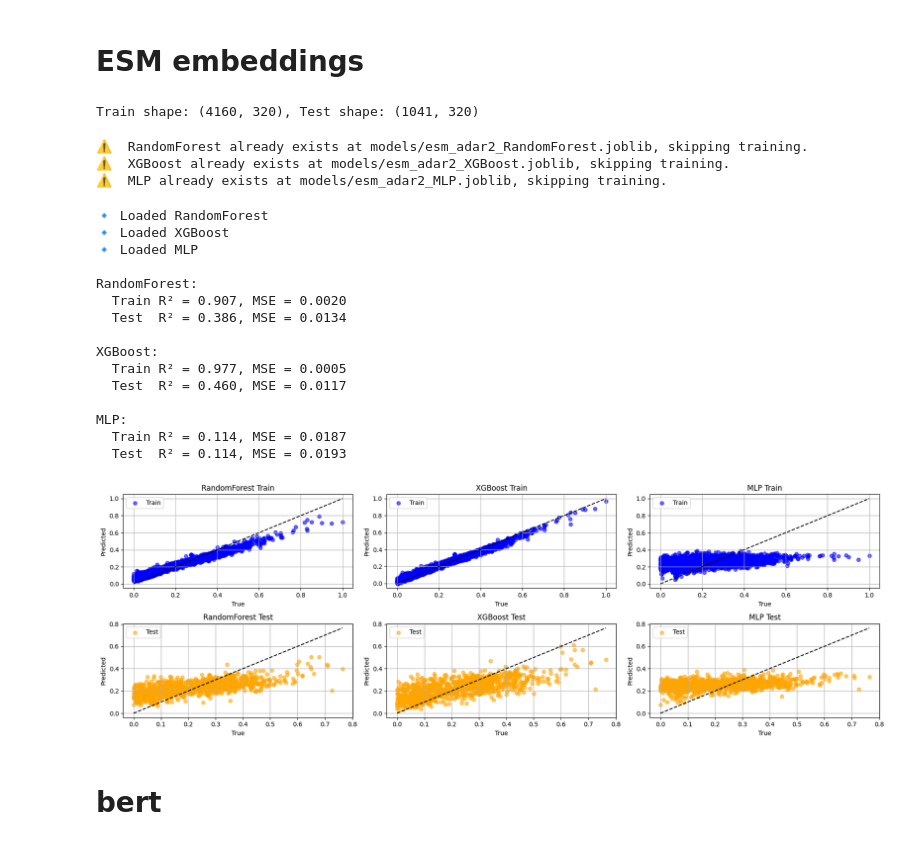
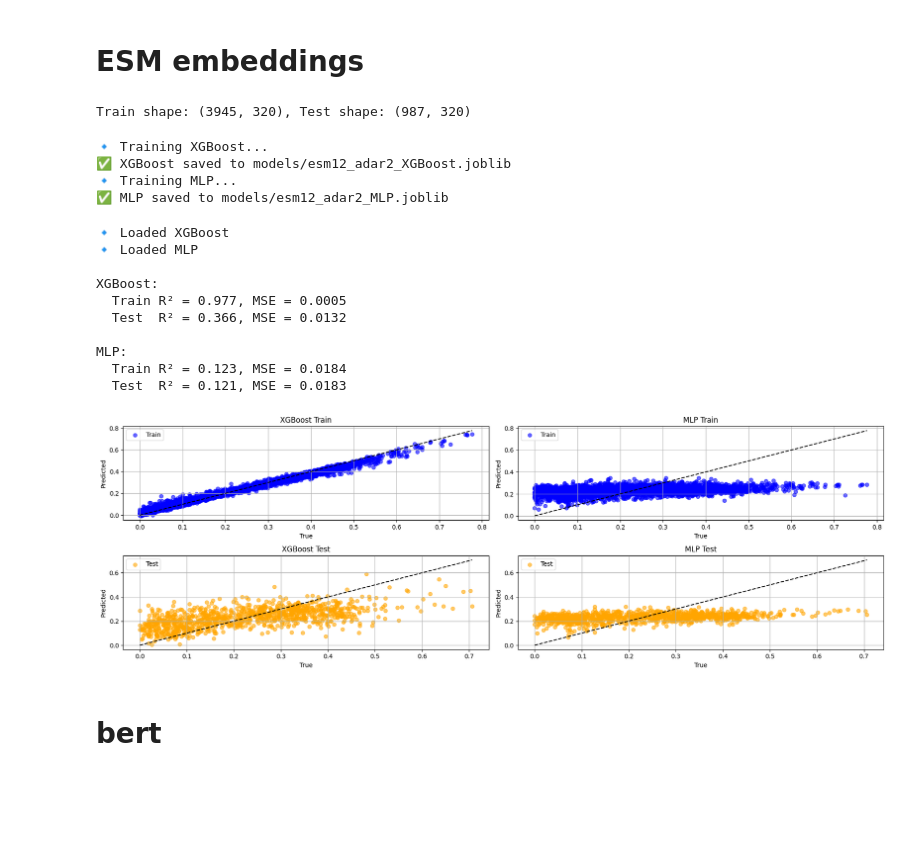
Before and after one commit to UrosUZH/directed_protein_evolution, a Jupyter notebook: adar2_uros.ipynb, the cells around one changed output. Cells and saved outputs as stored; diff of their text form; code cells hidden in the pictures; blank space fills up the shorter version.

Commit message:
duplicates cutoff 0.7

```diff
--- a/adar2_uros.ipynb
+++ b/adar2_uros.ipynb
@@ -235,7 +250,7 @@ def split_data(X, y, test_size=0.2, random_state=42):
 # -------------------------------------------------------------
 def train_and_save_models(X_train, y_train, save_prefix="model"):
     models = {
-        "RandomForest": RandomForestRegressor(n_estimators=200, random_state=42),
+        # "RandomForest": RandomForestRegressor(n_estimators=200, random_state=42),
         "XGBoost": XGBRegressor(n_estimators=300, learning_rate=0.05, max_depth=6, random_state=42),
         "MLP": MLPRegressor(hidden_layer_sizes=(128, 64), activation='relu', max_iter=1000, random_state=42)
     }
@@ -393,44 +423,49 @@ MLP:
 X = np.load("embeddings/adar2_esm2_embeddings.npy")
 df = pd.read_csv("data/adar2_mutated_sequences.csv")
 y = df["mean_rate"].values
+df = df.drop_duplicates()
+
 
 # Split
+
+
+df = df.drop_duplicates(subset=['mutated_sequence'])
+df = df[df['mean_rate'] < 0.8]  # Filter out rows with mean_rate <= 0
+X = X[df.index]  # Ensure X matches the filtered df
+y = y[df.index]
+len(X)
 X_train, X_test, y_train, y_test = split_data(X, y)
 # %% [output]
-Train shape: (4160, 320), Test shape: (1041, 320)
+Train shape: (3945, 320), Test shape: (987, 320)
 # %%
 
-model_names = train_and_save_models(X_train, y_train, save_prefix="models/esm_adar2")
+model_names = train_and_save_models(X_train, y_train, save_prefix="models/esm12_adar2")
 # %% [output]
-⚠️  RandomForest already exists at models/esm_adar2_RandomForest.joblib, skipping training.
-⚠️  XGBoost already exists at models/esm_adar2_XGBoost.joblib, skipping training.
-⚠️  MLP already exists at models/esm_adar2_MLP.joblib, skipping training.
+🔹 Training XGBoost...
+✅ XGBoost saved to models/esm12_adar2_XGBoost.joblib
+🔹 Training MLP...
+✅ MLP saved to models/esm12_adar2_MLP.joblib
 # %%
 
 
-loaded_models = load_models(model_names, save_prefix="models/esm_adar2")
+loaded_models = load_models(model_names, save_prefix="models/esm12_adar2")
 
 results = evaluate_models(loaded_models, X_train, y_train, X_test, y_test)
 
 # Visualize
 plot_results(y_train, y_test, results)
 # %% [output]
-🔹 Loaded RandomForest
 🔹 Loaded XGBoost
 🔹 Loaded MLP
 
-RandomForest:
-  Train R² = 0.907, MSE = 0.0020
-  Test  R² = 0.386, MSE = 0.0134
-
 XGBoost:
   Train R² = 0.977, MSE = 0.0005
-  Test  R² = 0.460, MSE = 0.0117
+  Test  R² = 0.366, MSE = 0.0132
 
 MLP:
-  Train R² = 0.114, MSE = 0.0187
-  Test  R² = 0.114, MSE = 0.0193
+  Train R² = 0.123, MSE = 0.0184
+  Test  R² = 0.121, MSE = 0.0183
-[figure, old version]
+[figure, new version]
 # %% [markdown]
 # bert
 # %%
```
Also changed, not shown: parts of 6 cells of this notebook, 6 other files.
